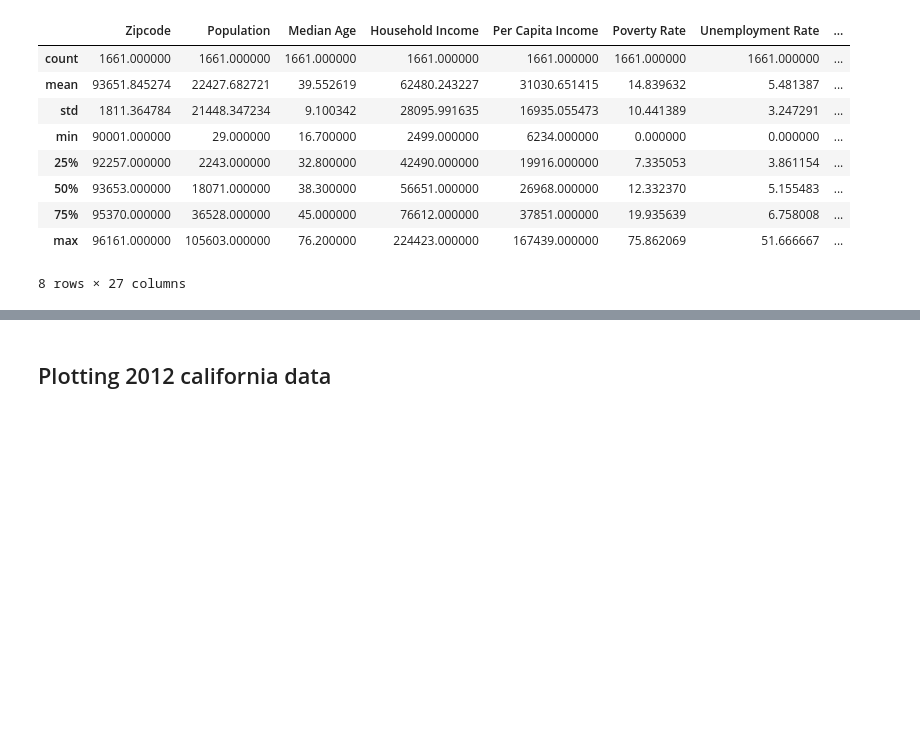
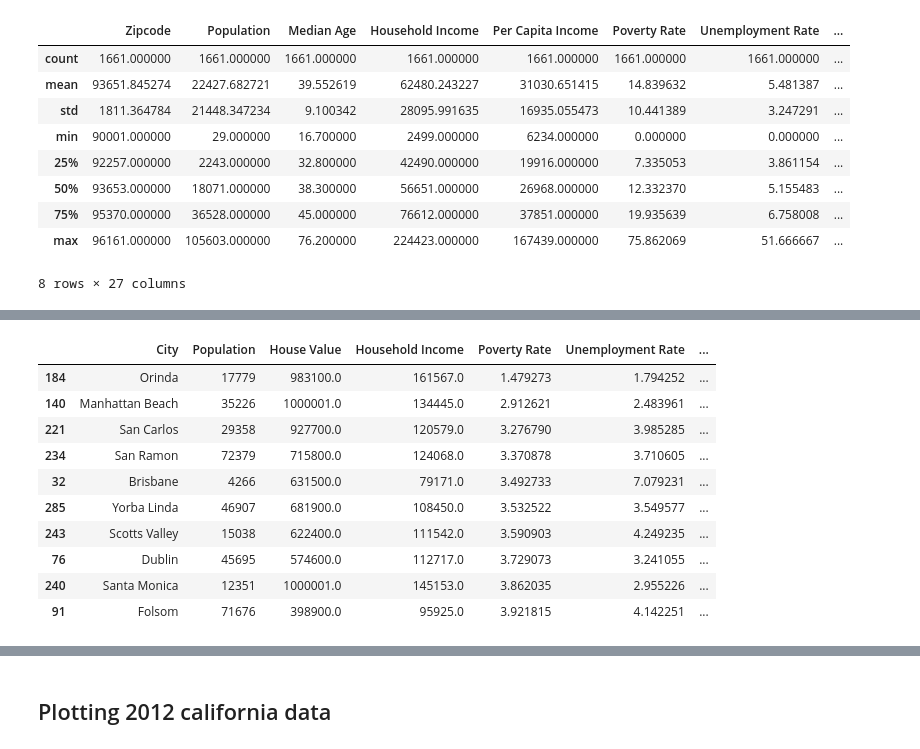
Before and after one commit to pandeysudip/housing-price, a Jupyter notebook: data_cleaning.ipynb, the cells around one changed output, grey strips where cells are left out. Cells and saved outputs as stored; diff of their text form; code cells hidden in the pictures; blank space fills up the shorter version.

```diff
--- a/data_cleaning.ipynb
+++ b/data_cleaning.ipynb
@@ -251,0 +269,15 @@ ca_2012.describe()
+# %%
+#City with smallest poverty rate
+ca_12_city.nsmallest(10, 'Poverty Rate')
+# %% [output]
+|  | City | Population | House Value | Household Income | Poverty Rate | Unemployment Rate | ... |
+| 184 | Orinda | 17779 | 983100.0 | 161567.0 | 1.479273 | 1.794252 | ... |
+| 140 | Manhattan Beach | 35226 | 1000001.0 | 134445.0 | 2.912621 | 2.483961 | ... |
+| 221 | San Carlos | 29358 | 927700.0 | 120579.0 | 3.276790 | 3.985285 | ... |
+| 234 | San Ramon | 72379 | 715800.0 | 124068.0 | 3.370878 | 3.710605 | ... |
+| 32 | Brisbane | 4266 | 631500.0 | 79171.0 | 3.492733 | 7.079231 | ... |
+| 285 | Yorba Linda | 46907 | 681900.0 | 108450.0 | 3.532522 | 3.549577 | ... |
+| 243 | Scotts Valley | 15038 | 622400.0 | 111542.0 | 3.590903 | 4.249235 | ... |
+| 76 | Dublin | 45695 | 574600.0 | 112717.0 | 3.729073 | 3.241055 | ... |
+| 240 | Santa Monica | 12351 | 1000001.0 | 145153.0 | 3.862035 | 2.955226 | ... |
+| 91 | Folsom | 71676 | 398900.0 | 95925.0 | 3.921815 | 4.142251 | ... |
```
Also changed, not shown: parts of 79 cells of this notebook.
